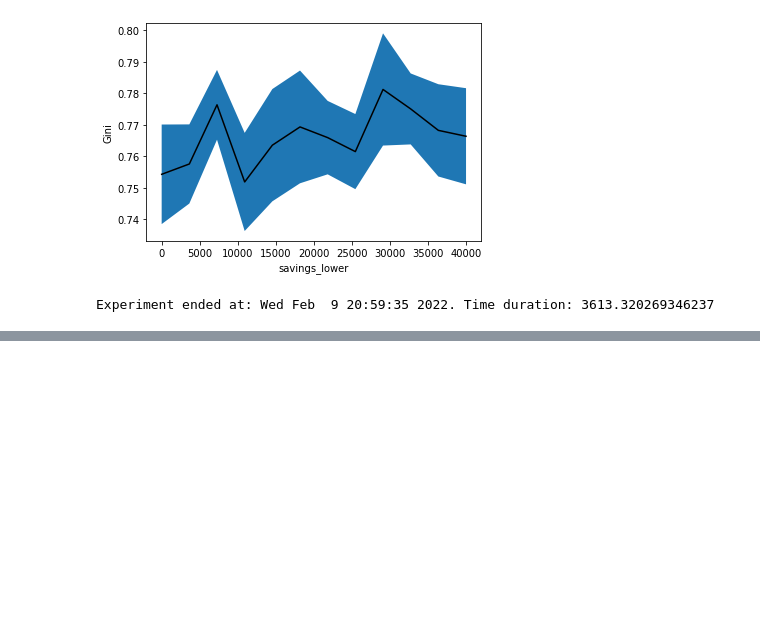
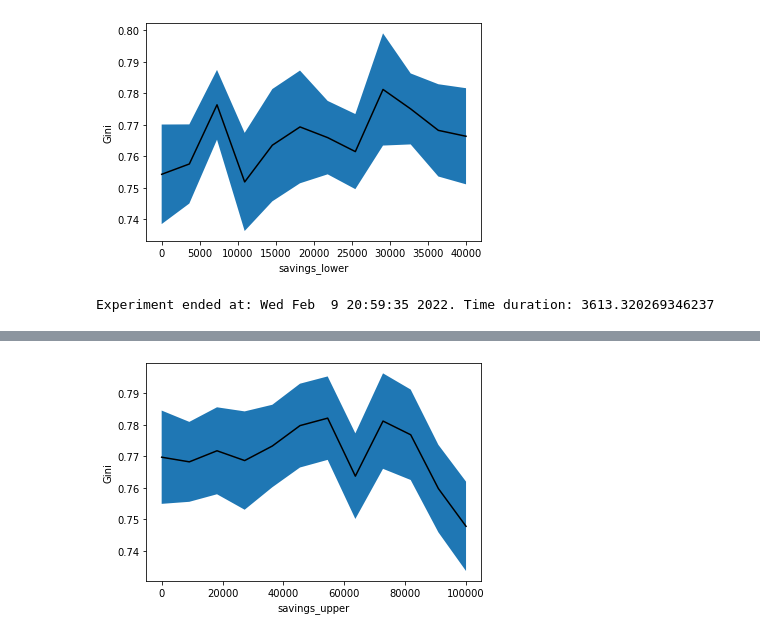
Before and after one commit to Caesar-blip/ABM, a Jupyter notebook: OFAT.ipynb, the cells around one changed output, grey strips where cells are left out. Saved outputs shown, nothing was run; the diff lists cells and outputs as text; code cells hidden in the pictures; blank space fills up the shorter version.

Commit message:
OFAT savings upper and other simulations

```diff
--- a/OFAT.ipynb
+++ b/OFAT.ipynb
@@ -97,3 +97,16 @@ print(f"Experiment ended at: {time.ctime()}. Time duration: {time.time() - begin
 Experiment started at: Wed Feb  9 19:59:22 2022
 [figure]
 Experiment ended at: Wed Feb  9 20:59:35 2022. Time duration: 3613.320269346237
+# %%
+'''
+Savings upper
+'''
+print(f"Experiment started at: {time.ctime()}")
+begintime= time.time()
+
+sa_savingsupper = run_batch_parallel(problem, 1, ofat_size, samples, columns)
+run_batch_parallel_plotter(sa_savingsupper, 1)
+sa_savingsupper.to_csv('outputs/sa_savingsupper.csv')
+
+print(f"Experiment ended at: {time.ctime()}. Time duration: {time.time() - begintime}")
+# %% [output]
@@ -99,0 +114 @@ Experiment ended at: Wed Feb  9 20:59:35 2022. Time duration: 3613.320269346237
+[figure, added]
```
Also changed, not shown: parts of 7 cells of this notebook, 1 other file.
